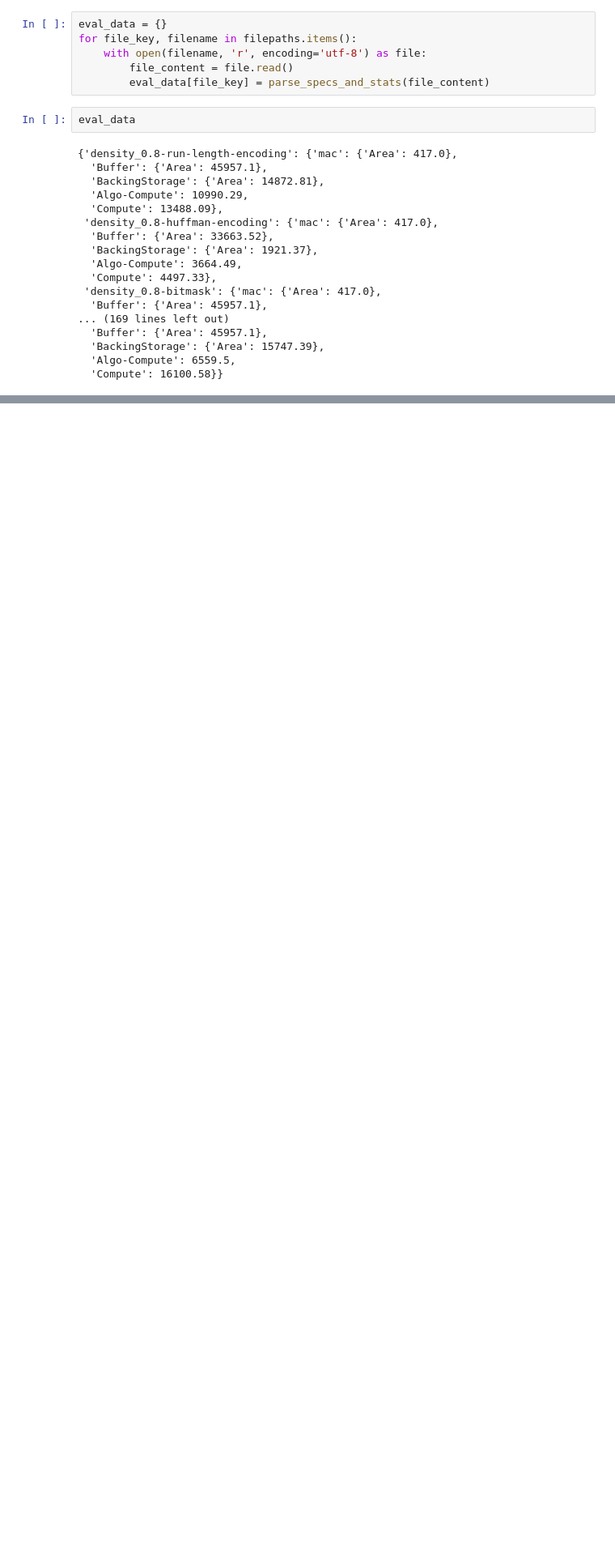
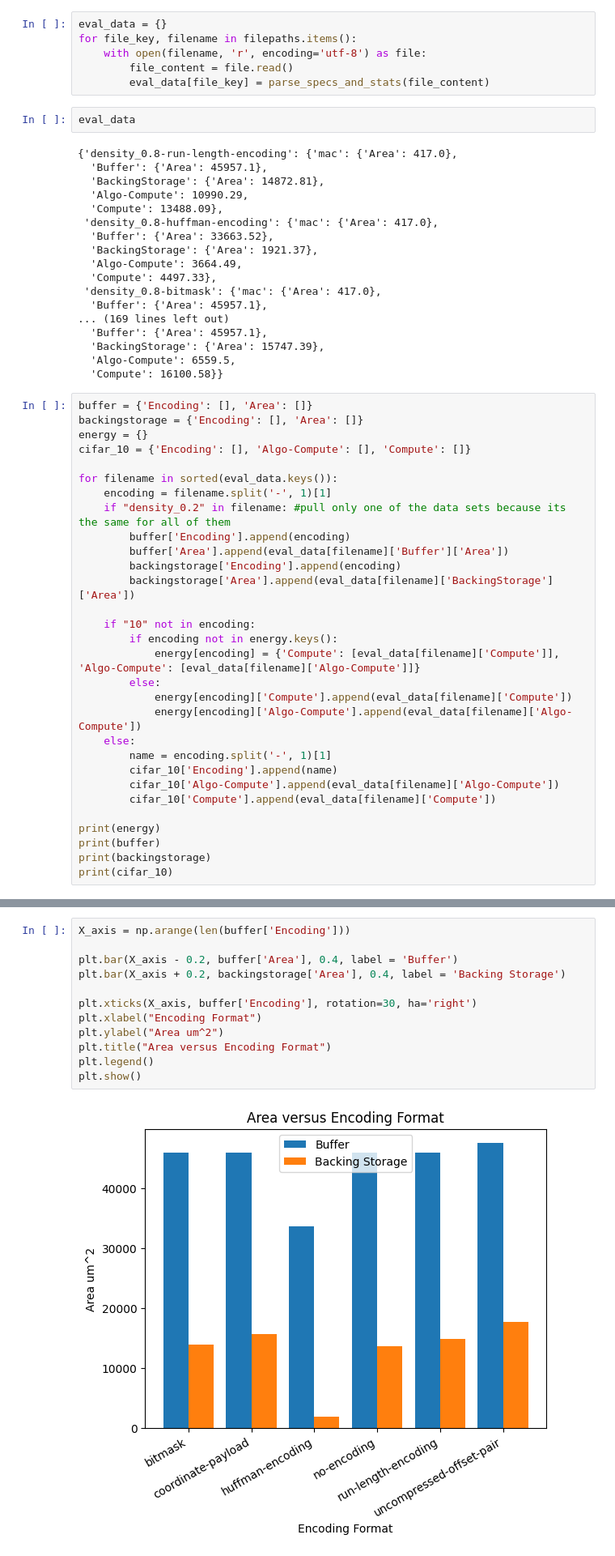
Before and after one commit to alkeirn/SparseNewEncoding, a Jupyter notebook: workspace/final-project/data_analysis/eval_data/eval_analysis.ipynb, the cells around one changed output, grey strips where cells are left out. Shown: that part at 81% size. Drawn from its saved outputs; the diff is of its cells as text; blank space fills up the shorter version.

Commit message:
Graphs for data

```diff
--- a/workspace/final-project/data_analysis/eval_data/eval_analysis.ipynb
+++ b/workspace/final-project/data_analysis/eval_data/eval_analysis.ipynb
@@ -72,3 +73,33 @@ eval_data
   'BackingStorage': {'Area': 15747.39},
   'Algo-Compute': 6559.5,
   'Compute': 16100.58}}
+# %%
+buffer = {'Encoding': [], 'Area': []}
+backingstorage = {'Encoding': [], 'Area': []}
+energy = {}
+cifar_10 = {'Encoding': [], 'Algo-Compute': [], 'Compute': []}
+
+for filename in sorted(eval_data.keys()):
+    encoding = filename.split('-', 1)[1]
+    if "density_0.2" in filename: #pull only one of the data sets because its the same for all of them
+        buffer['Encoding'].append(encoding)
+        buffer['Area'].append(eval_data[filename]['Buffer']['Area'])
+        backingstorage['Encoding'].append(encoding)
+        backingstorage['Area'].append(eval_data[filename]['BackingStorage']['Area'])
+
+    if "10" not in encoding:
+        if encoding not in energy.keys():
+            energy[encoding] = {'Compute': [eval_data[filename]['Compute']], 'Algo-Compute': [eval_data[filename]['Algo-Compute']]}
+        else:
+            energy[encoding]['Compute'].append(eval_data[filename]['Compute'])
+            energy[encoding]['Algo-Compute'].append(eval_data[filename]['Algo-Compute'])
+    else:
+        name = encoding.split('-', 1)[1]
+        cifar_10['Encoding'].append(name)
+        cifar_10['Algo-Compute'].append(eval_data[filename]['Algo-Compute'])
+        cifar_10['Compute'].append(eval_data[filename]['Compute'])
+
+print(energy)
+print(buffer)
+print(backingstorage)
+print(cifar_10)
@@ -74,0 +111,14 @@ eval_data
+# %%
+X_axis = np.arange(len(buffer['Encoding']))
+
+plt.bar(X_axis - 0.2, buffer['Area'], 0.4, label = 'Buffer')
+plt.bar(X_axis + 0.2, backingstorage['Area'], 0.4, label = 'Backing Storage')
+
+plt.xticks(X_axis, buffer['Encoding'], rotation=30, ha='right')
+plt.xlabel("Encoding Format")
+plt.ylabel("Area um^2")
+plt.title("Area versus Encoding Format")
+plt.legend()
+plt.show()
+# %% [output]
+[figure, added]
```
Also changed, not shown: parts of 5 cells of this notebook.
